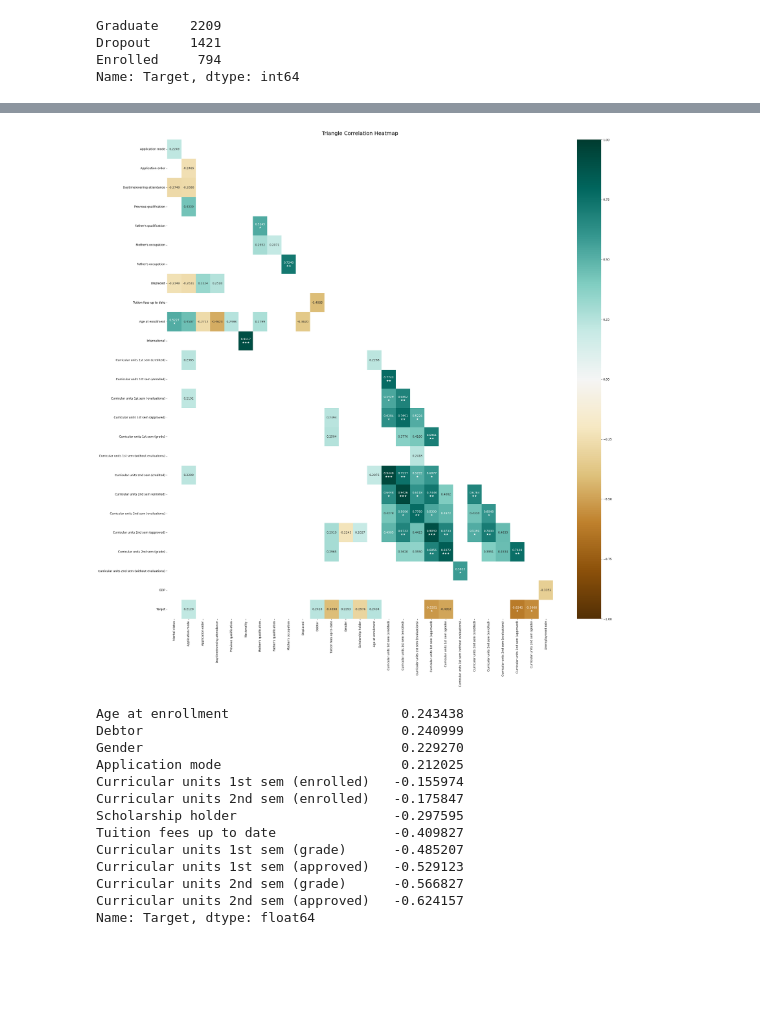
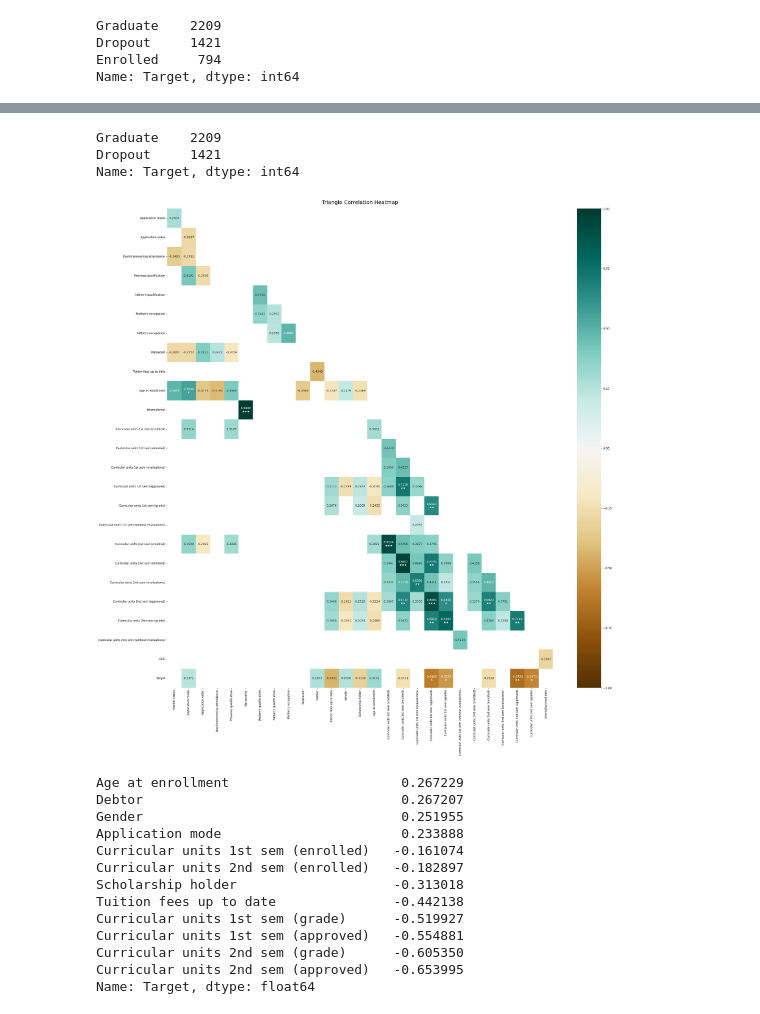
Before and after one commit to Kevin-Kwasnik/student-dropout-prediction, a Jupyter notebook: 2.Analysis/EDA.ipynb, the cells around one changed output, grey strips where cells are left out. Cells and saved outputs as stored; diff of their text form; code cells hidden in the pictures; blank space fills up the shorter version.

```diff
--- a/2.Analysis/EDA.ipynb
+++ b/2.Analysis/EDA.ipynb
@@ -110,5 +112,3 @@ Graduate    2209
 Dropout     1421
 Enrolled     794
 Name: Target, dtype: int64
-# %%
-student_data['Target'].replace({'Dropout': 2, 'Graduate': 0, 'Enrolled': 1}, inplace=True)
@@ -115,44 +128,57 @@ student_data['Target'].replace({'Dropout': 2, 'Graduate': 0, 'Enrolled': 1}, inp
+# %%
+student_data_filt = student_data[student_data.Target != 'Enrolled'].copy(deep=False)
+# %%
+student_data_filt['Target'].value_counts()
+# %% [output]
+Graduate    2209
+Dropout     1421
+Name: Target, dtype: int64
+# %%
+#replace target value with 0 and 1: 1 representing dropout and 0 representing graduate
+student_data_filt['Target'].replace({'Dropout': 1, 'Graduate': 0}, inplace=True)
 # %%
-corr = student_data.corr()
+#spearman's correlation used for strength and direction of monotonic relationship, even if not linear
+corr = student_data_filt.corr(method='spearman')
 mask = np.triu(np.ones_like(corr, dtype=bool))
 cut_off = 0.2
 extreme_1 = 0.5  # show with a star
 extreme_2 = 0.65  # show with a second star
 extreme_3 = 0.80  # show with a third star
 mask |= np.abs(corr) < cut_off
 corr = corr[~mask]  # fill in NaN in the non-desired cells
 
 remove_empty_rows_and_cols = True
 if remove_empty_rows_and_cols:
     wanted_cols = np.flatnonzero(np.count_nonzero(~mask, axis=1))
     wanted_rows = np.flatnonzero(np.count_nonzero(~mask, axis=0))
     corr = corr.iloc[wanted_cols, wanted_rows]
 
 annot = [[f"{val:.4f}"
           + ('' if abs(val) < extreme_1 else '\n★')  # add one star if abs(val) >= extreme_1
           + ('' if abs(val) < extreme_2 else '★')  # add an extra star if abs(val) >= extreme_2
           + ('' if abs(val) < extreme_3 else '★')  # add yet an extra star if abs(val) >= extreme_3
           for val in row] for row in corr.to_numpy()]
 heatmap = sns.heatmap(corr, vmin=-1, vmax=1, annot=annot, fmt='', cmap='BrBG')
 heatmap.set_title('Triangle Correlation Heatmap', fontdict={'fontsize': 18}, pad=16)
 plt.show()
 # %% [output]
-[figure, old version]
+[figure, new version]
 # %%
-target_corr = student_data.corr()['Target'].sort_values(ascending=False)
+#pearson's correlation used for linear relationship + comparison with spearman's
+target_corr = student_data_filt.corr(method='pearson')['Target'].sort_values(ascending=False)
 top_target_corr = target_corr[((target_corr > 0.15) | (target_corr < -0.15)) & (target_corr != 1)]
 print(top_target_corr)
 # %% [output]
-Age at enrollment                      0.243438
-Debtor                                 0.240999
-Gender                                 0.229270
-Application mode                       0.212025
-Curricular units 1st sem (enrolled)   -0.155974
-Curricular units 2nd sem (enrolled)   -0.175847
-Scholarship holder                    -0.297595
-Tuition fees up to date               -0.409827
-Curricular units 1st sem (grade)      -0.485207
-Curricular units 1st sem (approved)   -0.529123
-Curricular units 2nd sem (grade)      -0.566827
-Curricular units 2nd sem (approved)   -0.624157
+Age at enrollment                      0.267229
+Debtor                                 0.267207
+Gender                                 0.251955
+Application mode                       0.233888
+Curricular units 1st sem (enrolled)   -0.161074
+Curricular units 2nd sem (enrolled)   -0.182897
+Scholarship holder                    -0.313018
+Tuition fees up to date               -0.442138
+Curricular units 1st sem (grade)      -0.519927
+Curricular units 1st sem (approved)   -0.554881
+Curricular units 2nd sem (grade)      -0.605350
+Curricular units 2nd sem (approved)   -0.653995
 Name: Target, dtype: float64
```
Also changed, not shown: parts of 3 cells of this notebook.
